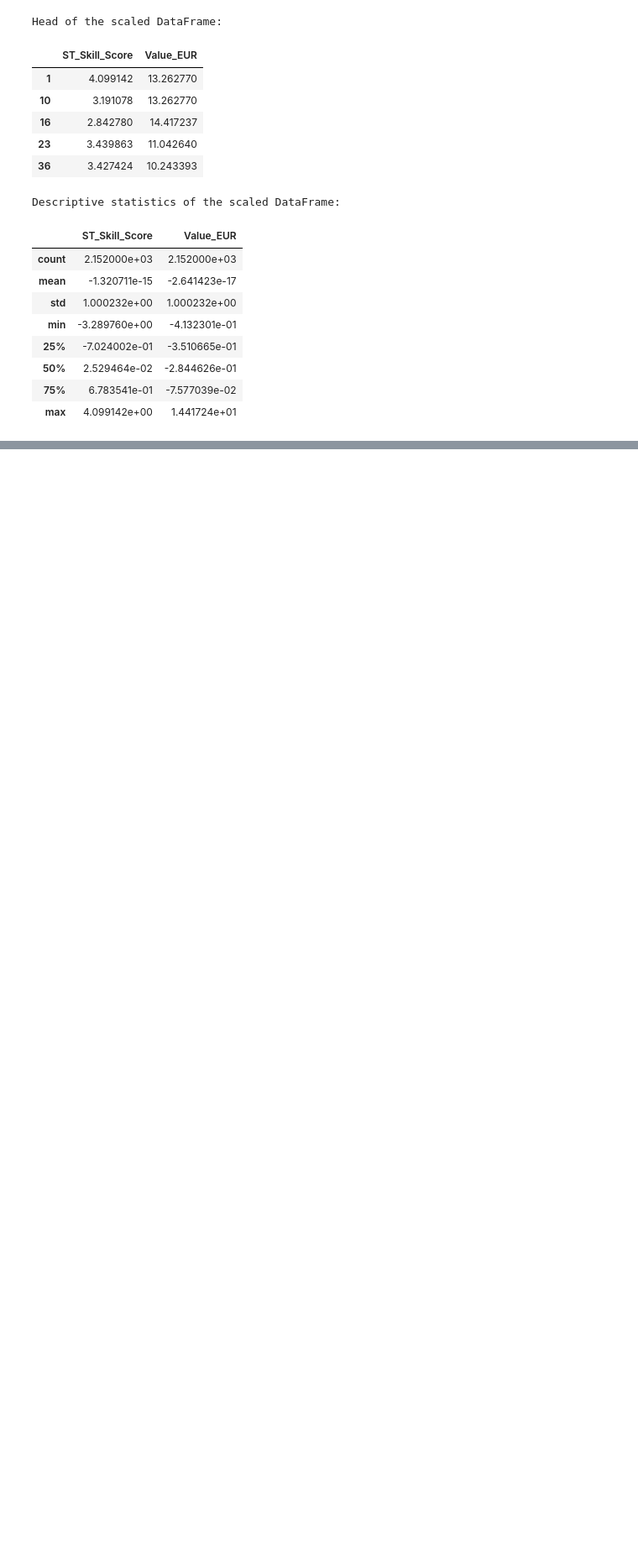
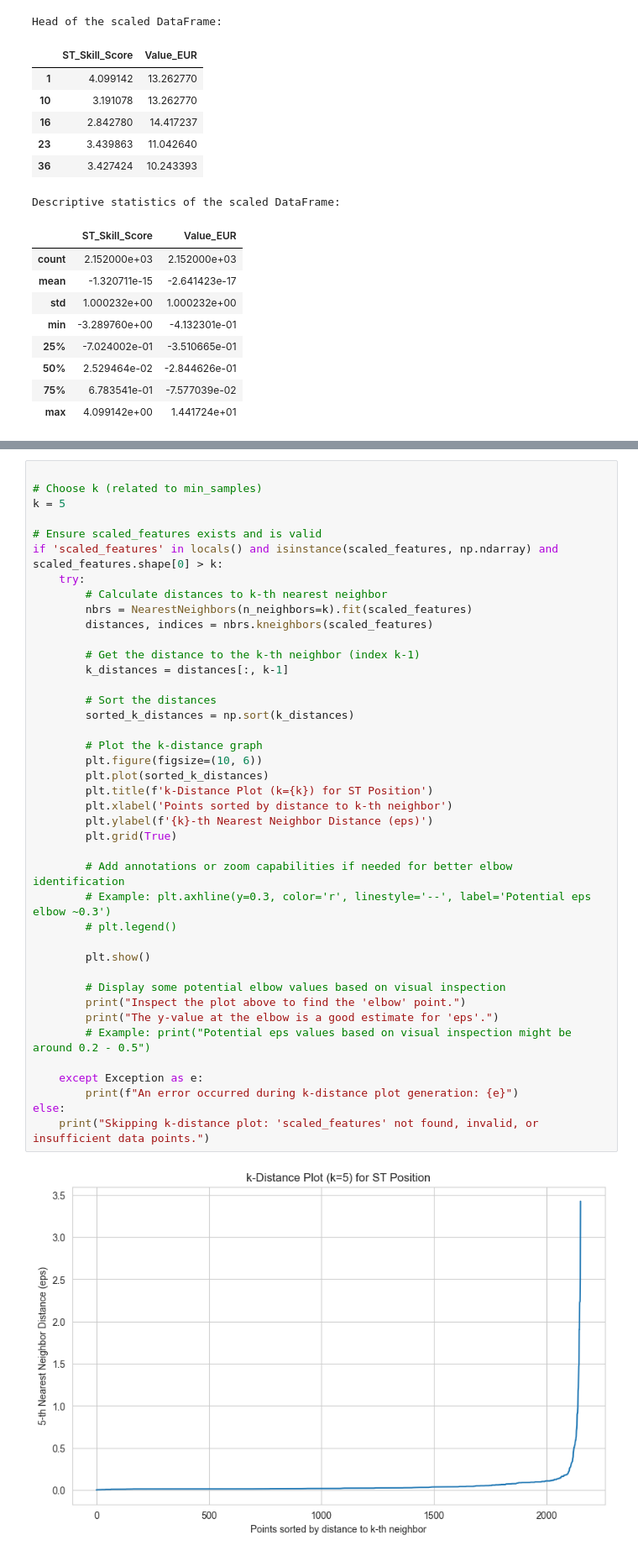
Before and after one commit to SLajuwomi/FIFA, a Jupyter notebook: fifa19_undervaluation_analysis.ipynb, the cells around one changed output, grey strips where cells are left out. Shown at 84% size. Drawn from its saved outputs; the diff is of its cells as text; blank space fills up the shorter version.

```diff
--- a/fifa19_undervaluation_analysis.ipynb
+++ b/fifa19_undervaluation_analysis.ipynb
@@ -1228,0 +1235,43 @@ Descriptive statistics of the scaled DataFrame:
+# %%
+
+# Choose k (related to min_samples)
+k = 5
+
+# Ensure scaled_features exists and is valid
+if 'scaled_features' in locals() and isinstance(scaled_features, np.ndarray) and scaled_features.shape[0] > k:
+    try:
+        # Calculate distances to k-th nearest neighbor
+        nbrs = NearestNeighbors(n_neighbors=k).fit(scaled_features)
+        distances, indices = nbrs.kneighbors(scaled_features)
+
+        # Get the distance to the k-th neighbor (index k-1)
+        k_distances = distances[:, k-1]
+
+        # Sort the distances
+        sorted_k_distances = np.sort(k_distances)
+
+        # Plot the k-distance graph
+        plt.figure(figsize=(10, 6))
+        plt.plot(sorted_k_distances)
+        plt.title(f'k-Distance Plot (k={k}) for ST Position')
+        plt.xlabel('Points sorted by distance to k-th neighbor')
+        plt.ylabel(f'{k}-th Nearest Neighbor Distance (eps)')
+        plt.grid(True)
+
+        # Add annotations or zoom capabilities if needed for better elbow identification
+        # Example: plt.axhline(y=0.3, color='r', linestyle='--', label='Potential eps elbow ~0.3')
+        # plt.legend()
+
+        plt.show()
+
+        # Display some potential elbow values based on visual inspection
+        print("Inspect the plot above to find the 'elbow' point.")
+        print("The y-value at the elbow is a good estimate for 'eps'.")
+        # Example: print("Potential eps values based on visual inspection might be around 0.2 - 0.5")
+
+    except Exception as e:
+        print(f"An error occurred during k-distance plot generation: {e}")
+else:
+    print("Skipping k-distance plot: 'scaled_features' not found, invalid, or insufficient data points.")
+# %% [output]
+[figure, added]
```
Also changed, not shown: parts of 3 cells of this notebook.
